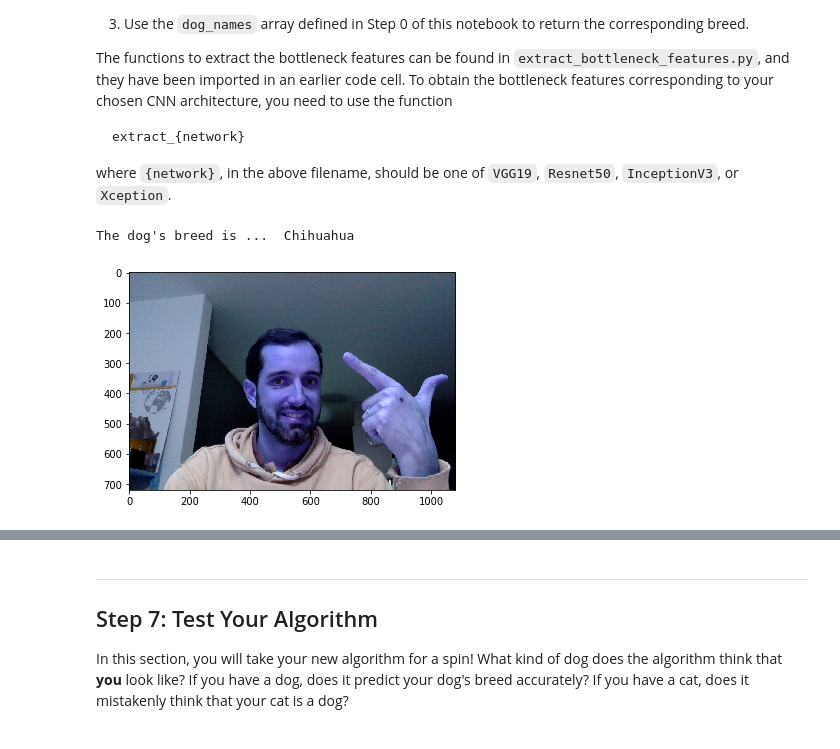
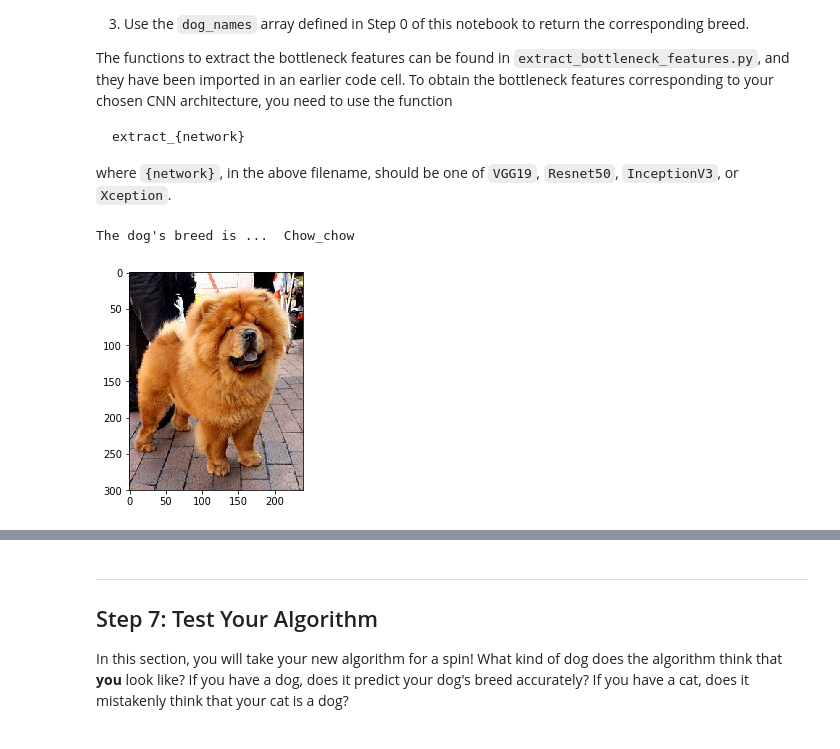
Before and after one commit to nicol4sb/classifier-cnn, a Jupyter notebook: dog_app.ipynb, the cells around one changed output, grey strips where cells are left out. Drawn from its saved outputs; the diff is of its cells as text; code cells hidden in the pictures.

```diff
--- a/dog_app.ipynb
+++ b/dog_app.ipynb
@@ -813,6 +822,6 @@ checkpointer = ModelCheckpoint(filepath='saved_models/weights.best.Resnet50_tran
 
 ResNet_model.fit(train_Resnet50, train_targets,
           validation_data=(valid_Resnet50, valid_targets),
-          epochs=20, batch_size=20, callbacks=[checkpointer], verbose=1)
+          epochs=10, batch_size=32, callbacks=[checkpointer], verbose=1)
 # %% [output]
 Train on 6680 samples, validate on 835 samples
@@ -892,17 +901,18 @@ def ResNet_predict_breed(img_path):
 # %%
 # quick test of the function above on random downloaded pic dog.jpg
 import numpy as np
 import matplotlib.pyplot as plt
 %matplotlib inline
 
-file = "Nick.jpg"
-print("The dog's breed is ... ") ResNet_predict_breed(file)
+file = "chowchow.jpg"
+print("The dog's breed is ... ", ResNet_predict_breed(file))
+
 img = cv2.imread(file)
-plt.imshow(img)
+plt.imshow(cv2.cvtColor(img, cv2.COLOR_BGR2RGB))
 plt.show()
 # %% [output]
-The dog's breed is ...  Chihuahua
+The dog's breed is ...  Chow_chow
-[figure, old version]
+[figure, new version]
 # %% [markdown]
 ---
 <a id='step6'></a>
```
Also changed, not shown: parts of 10 cells of this notebook, 9 other files.
